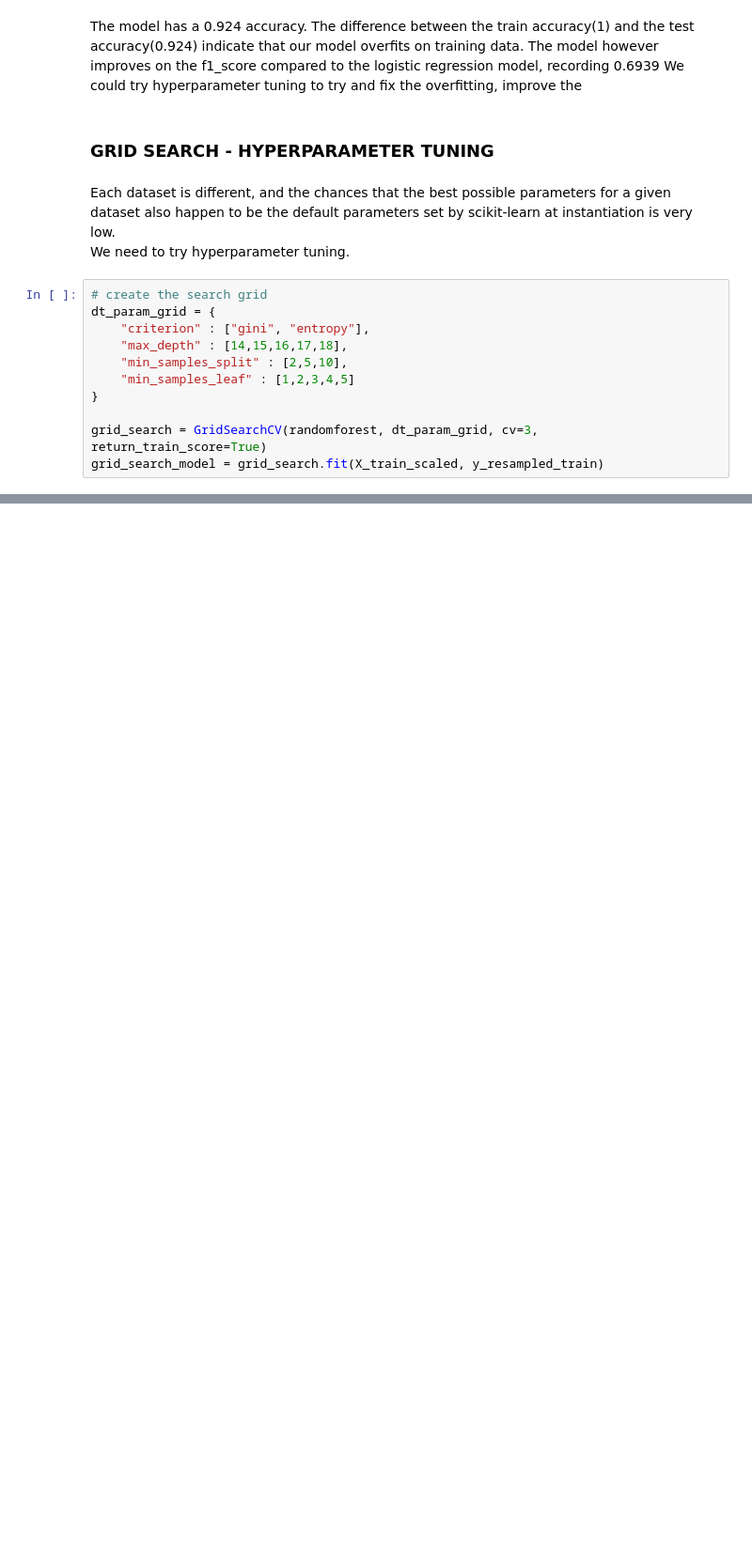
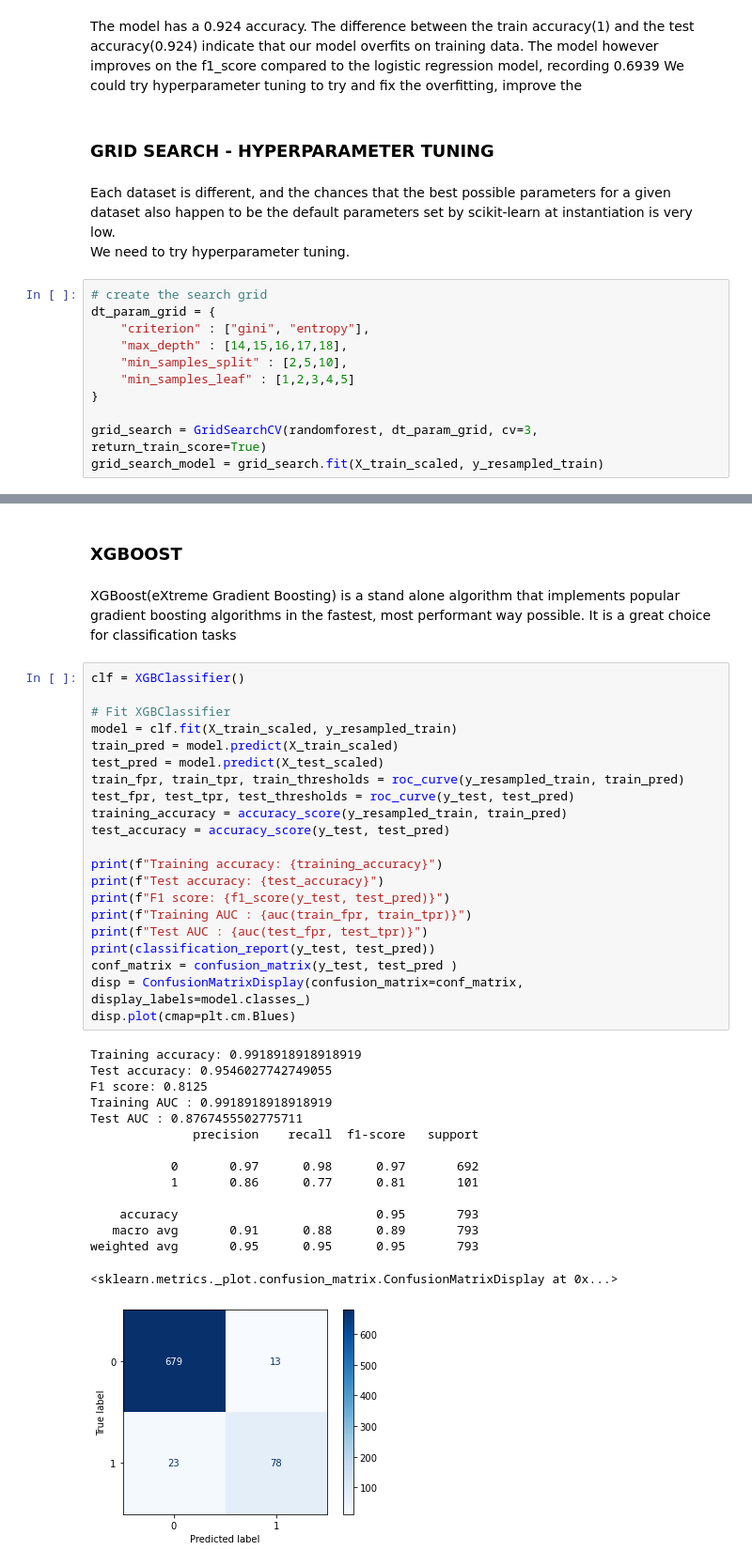
Before and after one commit to esipil/syriatel-customer-churn, a Jupyter notebook: index.ipynb, the cells around one changed output, grey strips where cells are left out. Shown at 94% size. Drawn from its saved outputs; the diff is of its cells as text; blank space fills up the shorter version.

Commit message:
XGBoost modelling

```diff
--- a/index.ipynb
+++ b/index.ipynb
@@ -580,0 +596,42 @@ The model reduces the overfitting compared to the randomforest model.
+# %% [markdown]
+### XGBOOST
+# %% [markdown]
+XGBoost(eXtreme Gradient Boosting) is a stand alone algorithm that implements popular gradient boosting algorithms in the fastest, most performant way possible.
+It is a great choice for classification tasks
+# %%
+clf = XGBClassifier()
+
+# Fit XGBClassifier
+model = clf.fit(X_train_scaled, y_resampled_train)
+train_pred = model.predict(X_train_scaled)
+test_pred = model.predict(X_test_scaled)
+train_fpr, train_tpr, train_thresholds = roc_curve(y_resampled_train, train_pred)
+test_fpr, test_tpr, test_thresholds = roc_curve(y_test, test_pred)
+training_accuracy = accuracy_score(y_resampled_train, train_pred)
+test_accuracy = accuracy_score(y_test, test_pred)
+
+print(f"Training accuracy: {training_accuracy}")
+print(f"Test accuracy: {test_accuracy}")
+print(f"F1 score: {f1_score(y_test, test_pred)}")
+print(f"Training AUC : {auc(train_fpr, train_tpr)}")
+print(f"Test AUC : {auc(test_fpr, test_tpr)}")
+print(classification_report(y_test, test_pred))
+conf_matrix = confusion_matrix(y_test, test_pred )
+disp = ConfusionMatrixDisplay(confusion_matrix=conf_matrix, display_labels=model.classes_)
+disp.plot(cmap=plt.cm.Blues)
+# %% [output]
+Training accuracy: 0.9918918918918919
+Test accuracy: 0.9546027742749055
+F1 score: 0.8125
+Training AUC : 0.9918918918918919
+Test AUC : 0.8767455502775711
+              precision    recall  f1-score   support
+
+           0       0.97      0.98      0.97       692
+           1       0.86      0.77      0.81       101
+
+    accuracy                           0.95       793
+   macro avg       0.91      0.88      0.89       793
+weighted avg       0.95      0.95      0.95       793
+<sklearn.metrics._plot.confusion_matrix.ConfusionMatrixDisplay at 0x...>
+[figure, added]
```
Also changed, not shown: parts of 22 cells of this notebook, 1 other file.
